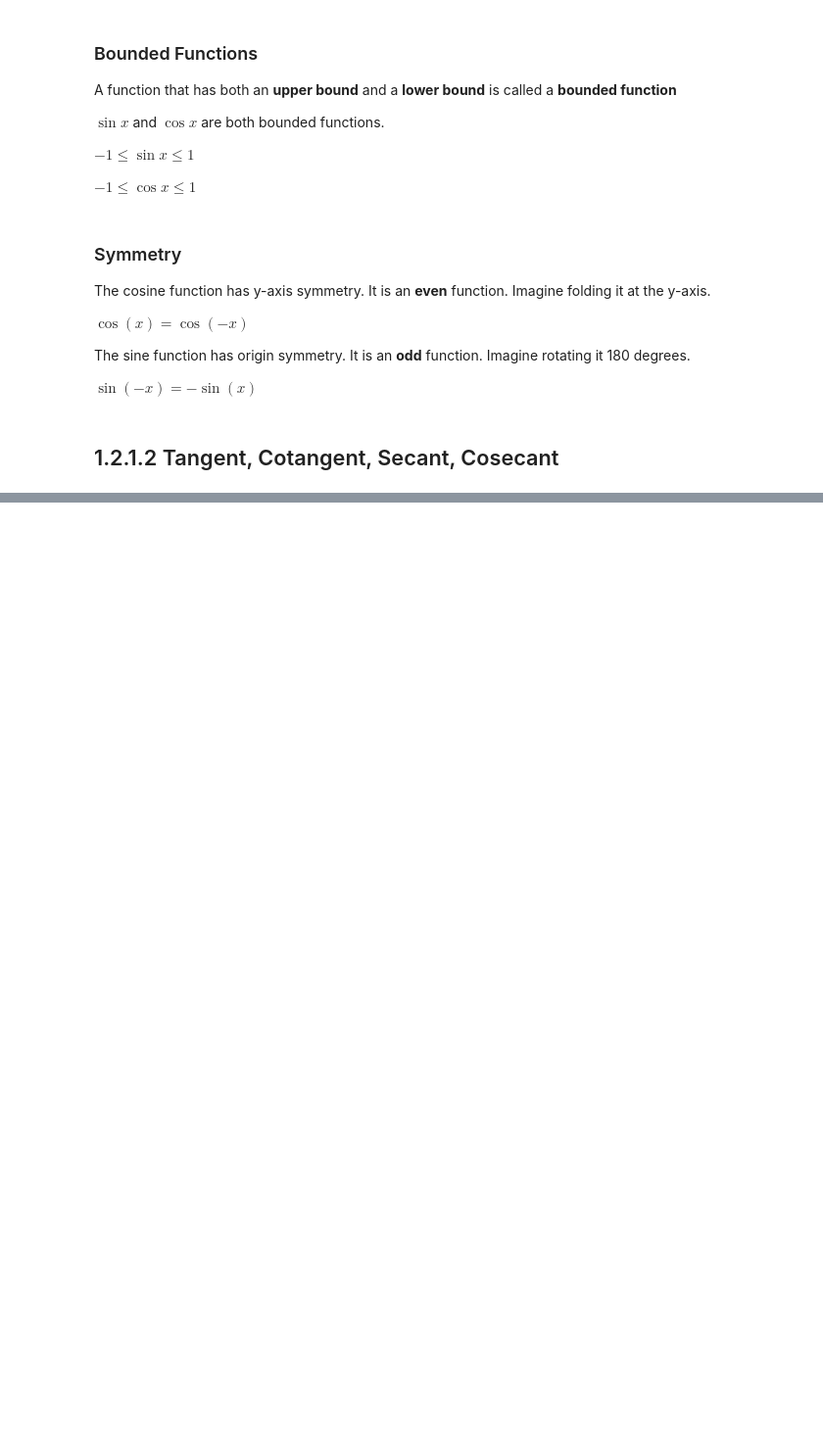
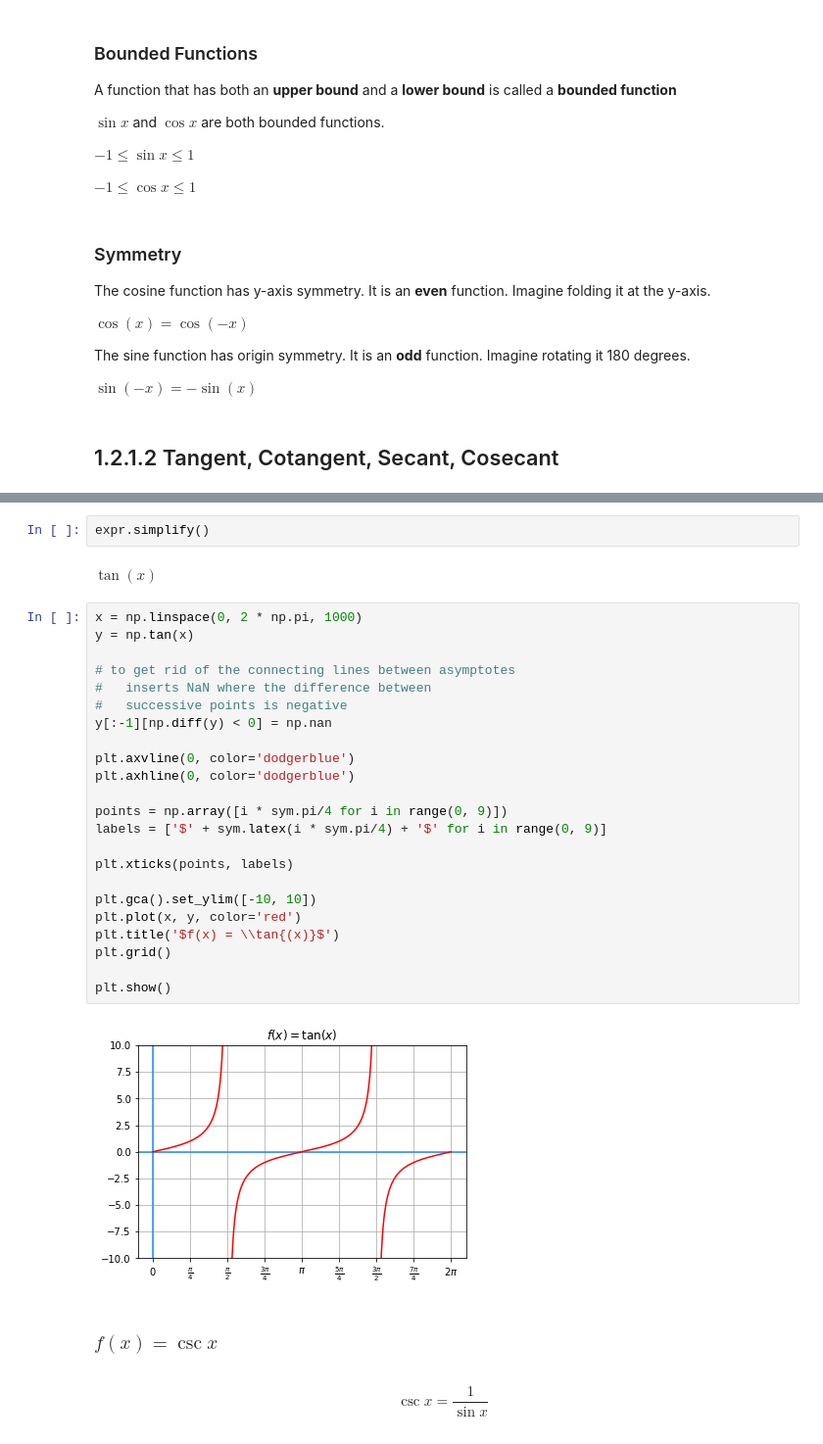
Before and after one commit to PaulToronto/Johns-Hopkins-Coursera-Differential-Calculus-Through-Data-And-Modeling-Specialization, a Jupyter notebook: 1_2_1_Trigonometric_Functions.ipynb, the cells around one changed output, grey strips where cells are left out. Shown at 98% size. Drawn from its saved outputs; the diff is of its cells as text; blank space fills up the shorter version.

```diff
--- a/1_2_1_Trigonometric_Functions.ipynb
+++ b/1_2_1_Trigonometric_Functions.ipynb
@@ -278,0 +273,35 @@ $\sin{\left(-x\right)} = -\sin{\left(x\right)}$
+# %%
+expr.simplify()
+# %% [output]
+$\displaystyle \tan{\left(x \right)}$
+# %%
+x = np.linspace(0, 2 * np.pi, 1000)
+y = np.tan(x)
+
+# to get rid of the connecting lines between asymptotes
+#   inserts NaN where the difference between
+#   successive points is negative
+y[:-1][np.diff(y) < 0] = np.nan
+
+plt.axvline(0, color='dodgerblue')
+plt.axhline(0, color='dodgerblue')
+
+points = np.array([i * sym.pi/4 for i in range(0, 9)])
+labels = ['$' + sym.latex(i * sym.pi/4) + '$' for i in range(0, 9)]
+
+plt.xticks(points, labels)
+
+plt.gca().set_ylim([-10, 10])
+plt.plot(x, y, color='red')
+plt.title('$f(x) = \\tan{(x)}$')
+plt.grid()
+
+plt.show()
+# %% [output]
+[figure, added]
+# %% [markdown]
+### $f(x) = \csc{x}$
+# %% [markdown]
+$$
+\csc{x} = \frac{1}{\sin{x}}
+$$
```
Also changed, not shown: parts of 36 cells of this notebook.
